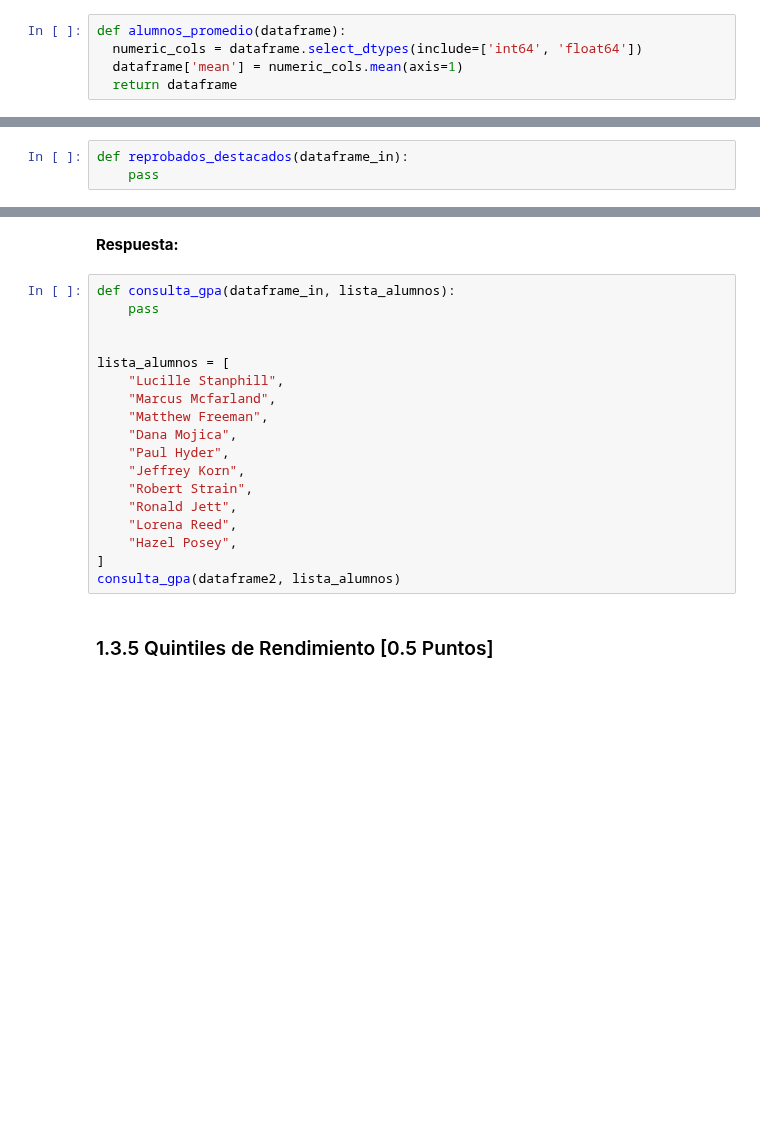
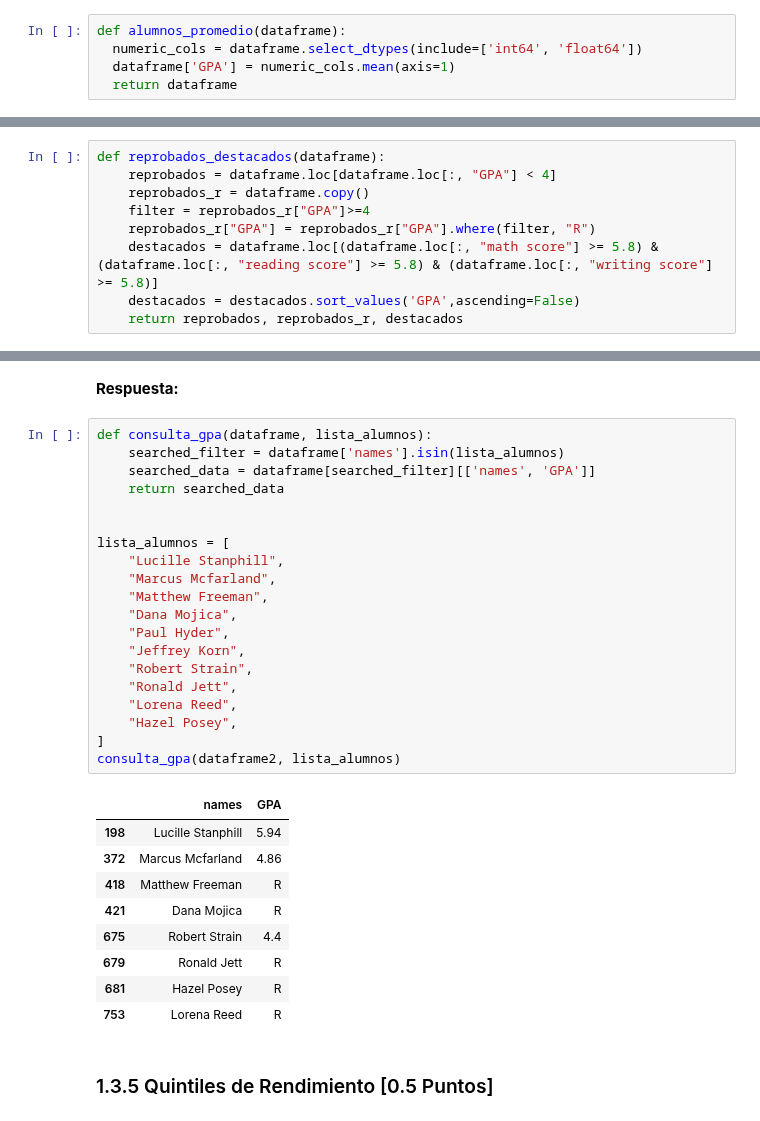
Before and after one commit to RaulSilvaA/MDS7202-mora-silva, a Jupyter notebook: lab4/Lab4.ipynb, the cells around one changed output, grey strips where cells are left out. Cells and saved outputs as stored; diff of their text form; blank space fills up the shorter version.

```diff
--- a/lab4/Lab4.ipynb
+++ b/lab4/Lab4.ipynb
@@ -572,5 +572,5 @@ Con todas las notas adjuntadas, la prestigiosa Universidad De la Cachaña necesi
 # %%
 def alumnos_promedio(dataframe):
   numeric_cols = dataframe.select_dtypes(include=['int64', 'float64'])
-  dataframe['mean'] = numeric_cols.mean(axis=1)
+  dataframe['GPA'] = numeric_cols.mean(axis=1)
   return dataframe
@@ -604,8 +602,14 @@ Cree una función que permita obtener tres Dataframes:
 # %% [markdown]
 **Respuesta:**
-# %%
-def reprobados_destacados(dataframe_in):
-    pass
+# %%
+def reprobados_destacados(dataframe):
+    reprobados = dataframe.loc[dataframe.loc[:, "GPA"] < 4]
+    reprobados_r = dataframe.copy()
+    filter = reprobados_r["GPA"]>=4
+    reprobados_r["GPA"] = reprobados_r["GPA"].where(filter, "R")
+    destacados = dataframe.loc[(dataframe.loc[:, "math score"] >= 5.8) & (dataframe.loc[:, "reading score"] >= 5.8) & (dataframe.loc[:, "writing score"] >= 5.8)]
+    destacados = destacados.sort_values('GPA',ascending=False)
+    return reprobados, reprobados_r, destacados
 # %%
 dataframe1, dataframe2, dataframe3 = reprobados_destacados(df_grades)
 dataframe1
@@ -633,23 +679,35 @@ Creada la función busque el promedio general de los siguientes alumnos en el se
 # %% [markdown]
 **Respuesta:**
 # %%
-def consulta_gpa(dataframe_in, lista_alumnos):
-    pass
+def consulta_gpa(dataframe, lista_alumnos):
+    searched_filter = dataframe['names'].isin(lista_alumnos)
+    searched_data = dataframe[searched_filter][['names', 'GPA']]
+    return searched_data
 
 
 lista_alumnos = [
     "Lucille Stanphill",
     "Marcus Mcfarland",
     "Matthew Freeman",
     "Dana Mojica",
     "Paul Hyder",
     "Jeffrey Korn",
     "Robert Strain",
     "Ronald Jett",
     "Lorena Reed",
     "Hazel Posey",
 ]
 consulta_gpa(dataframe2, lista_alumnos)
+# %% [output]
+|  | names | GPA |
+| 198 | Lucille Stanphill | 5.94 |
+| 372 | Marcus Mcfarland | 4.86 |
+| 418 | Matthew Freeman | R |
+| 421 | Dana Mojica | R |
+| 675 | Robert Strain | 4.4 |
+| 679 | Ronald Jett | R |
+| 681 | Hazel Posey | R |
+| 753 | Lorena Reed | R |
 # %% [markdown]
 ### 1.3.5 Quintiles de Rendimiento [0.5 Puntos]
 # %% [markdown]
```
Also changed, not shown: parts of 11 cells of this notebook.
